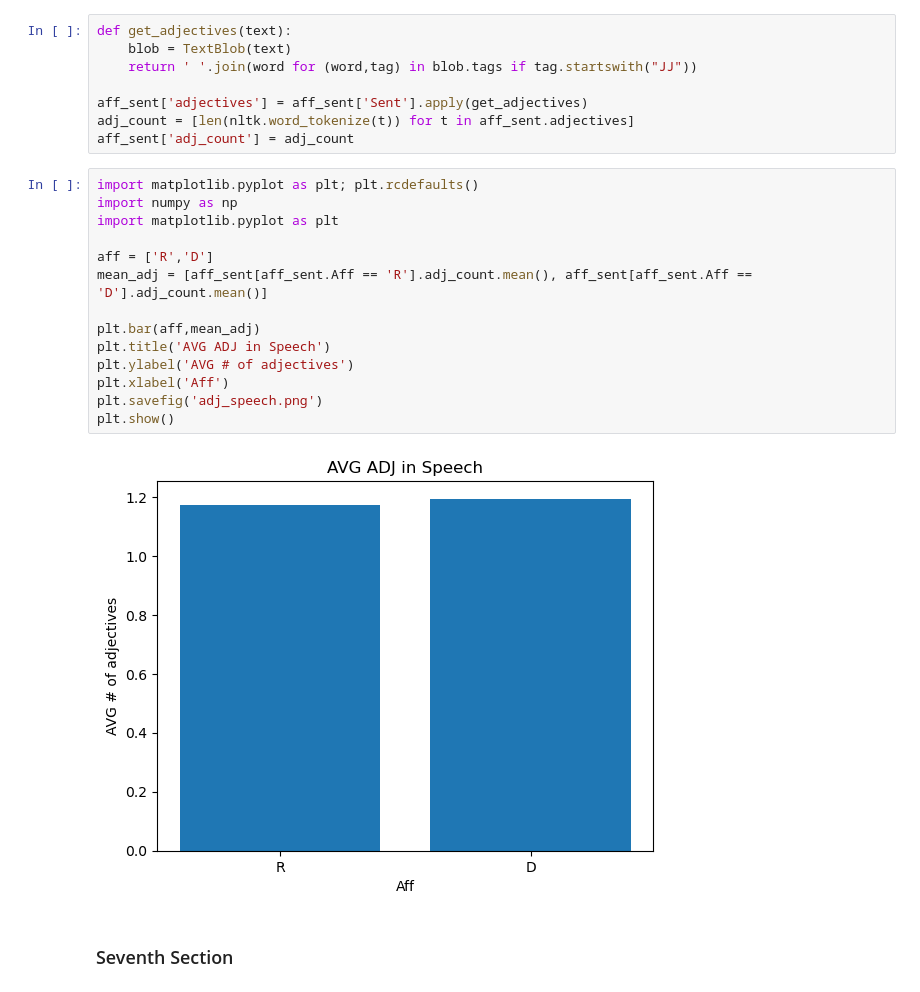
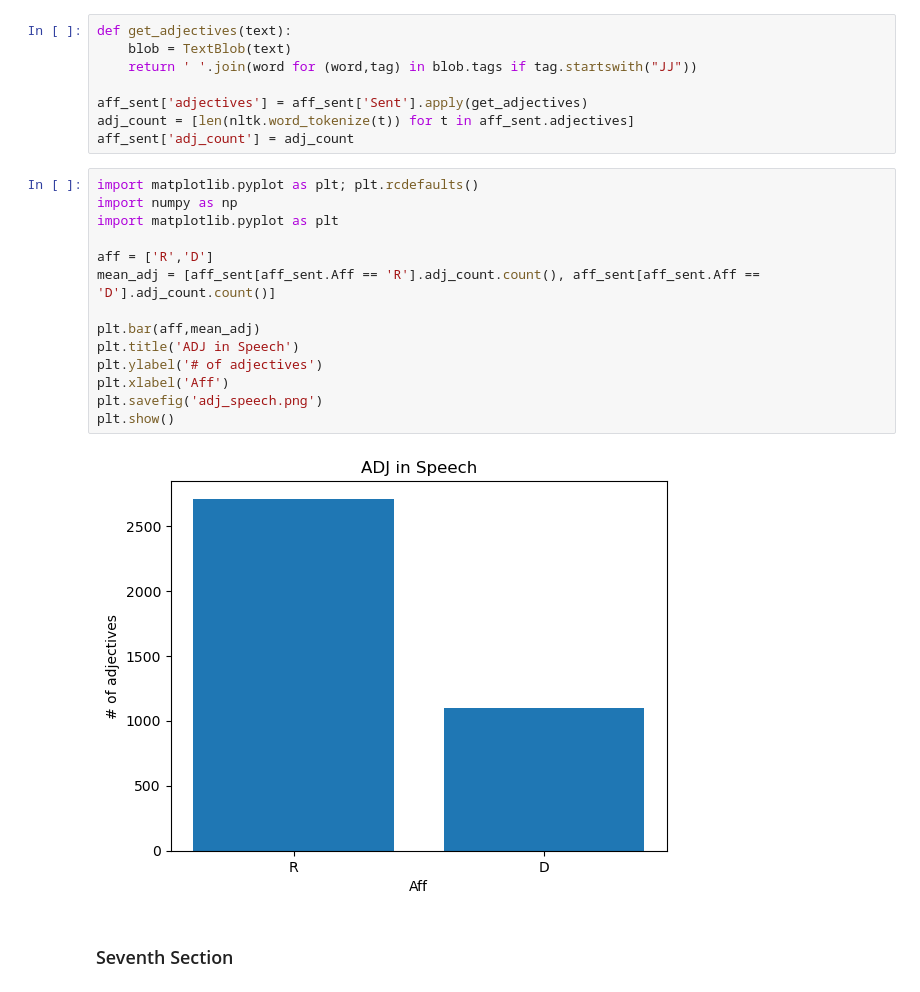
Before and after one commit to Data-Science-for-Linguists-2021/PoliticalRhetoric-analysis, a Jupyter notebook: analysis_notebooks/extra_analysis.ipynb, the cells around one changed output. Drawn from its saved outputs; the diff is of its cells as text.

```diff
--- a/analysis_notebooks/extra_analysis.ipynb
+++ b/analysis_notebooks/extra_analysis.ipynb
@@ -301,19 +301,19 @@ aff_sent['adj_count'] = adj_count
 # %%
 import matplotlib.pyplot as plt; plt.rcdefaults()
 import numpy as np
 import matplotlib.pyplot as plt
 
 aff = ['R','D']
-mean_adj = [aff_sent[aff_sent.Aff == 'R'].adj_count.mean(), aff_sent[aff_sent.Aff == 'D'].adj_count.mean()]
+mean_adj = [aff_sent[aff_sent.Aff == 'R'].adj_count.count(), aff_sent[aff_sent.Aff == 'D'].adj_count.count()]
 
 plt.bar(aff,mean_adj)
-plt.title('AVG ADJ in Speech')
-plt.ylabel('AVG # of adjectives')
+plt.title('ADJ in Speech')
+plt.ylabel('# of adjectives')
 plt.xlabel('Aff')
 plt.savefig('adj_speech.png')
 plt.show()
 # %% [output]
-[figure, old version]
+[figure, new version]
 # %% [markdown]
 ### Seventh Section
 # %%
```
Also changed, not shown: parts of 8 cells of this notebook, 4 other files.
